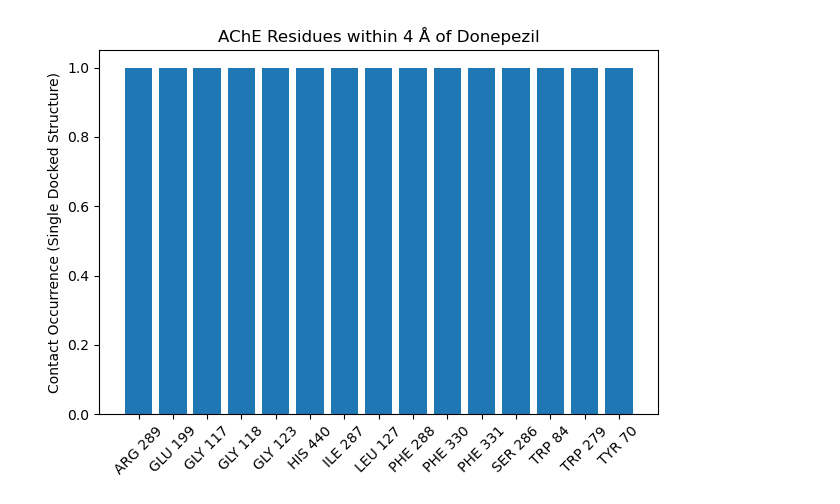
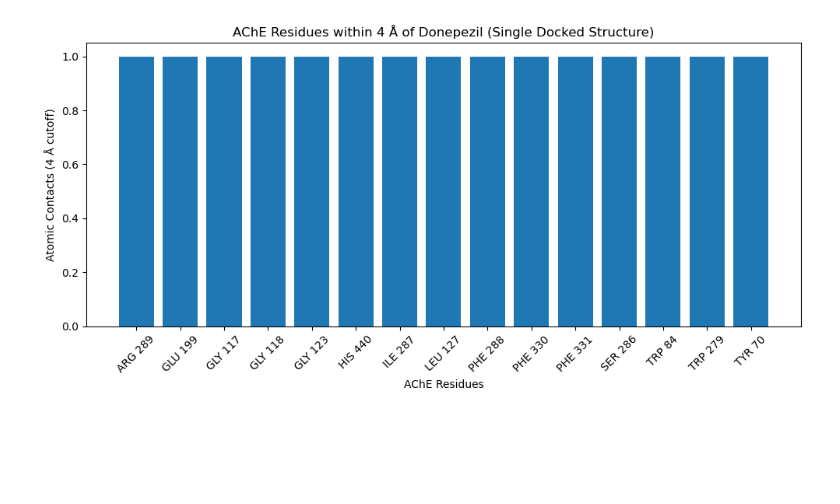
Before and after one commit to kubrayill/ache-donepezil-docking, a Jupyter notebook: analysis/analysis.ipynb, the cells around one changed output. Cells and saved outputs as stored; diff of their text form; code cells hidden in the pictures; blank space fills up the shorter version.

```diff
--- a/analysis/analysis.ipynb
+++ b/analysis/analysis.ipynb
@@ -44,0 +4,3 @@ unique_res
+# %%
+contacts_df = pd.read_csv("ache_donepezil_contacts.csv")
+contacts_df.head(15)
@@ -45,10 +48,11 @@ unique_res
 # %%
-counts = (
-    df.groupby(["resname", "resid"])
-      .size()
-      .reset_index(name="contact_count")
-      .sort_values("contact_count", ascending=False)
+contact_counts = (
+    contacts_df
+    .groupby(["resname", "resid", "chain"])
+    .size()
+    .reset_index(name="atomic_contact_count")
+    .sort_values("atomic_contact_count", ascending=False)
 )
 
-counts.head(15)
+contact_counts.head(15)
 # %% [output]
@@ -70,0 +75,3 @@ counts.head(15)
+# %%
+top15_residues = contact_counts.head(15)
+top15_residues
@@ -71,18 +95,23 @@ counts.head(15)
 # %%
-import matplotlib.pyplot as plt
+plt.figure(figsize=(10, 5))
 
-top15 = counts.head(15)
+labels = (
+    top15_residues["resname"]
+    + " "
+    + top15_residues["resid"].astype(str)
+)
 
-plt.figure()
 plt.bar(
-    top15["resname"] + " " + top15["resid"].astype(str),
-    top15["contact_count"]
+    labels,
+    top15_residues["atomic_contact_count"]
 )
+
 plt.xticks(rotation=45)
-plt.ylabel("Contact Occurrence (Single Docked Structure)")
-plt.title("AChE Residues within 4 Å of Donepezil")
+plt.ylabel("Atomic Contacts (4 Å cutoff)")
+plt.xlabel("AChE Residues")
+plt.title("AChE Residues within 4 Å of Donepezil (Single Docked Structure)")
 plt.tight_layout()
 plt.show()
 # %% [output]
-[figure, old version]
+[figure, new version]
 # %%
```
Also changed, not shown: parts of 8 cells of this notebook, 3 other files.
